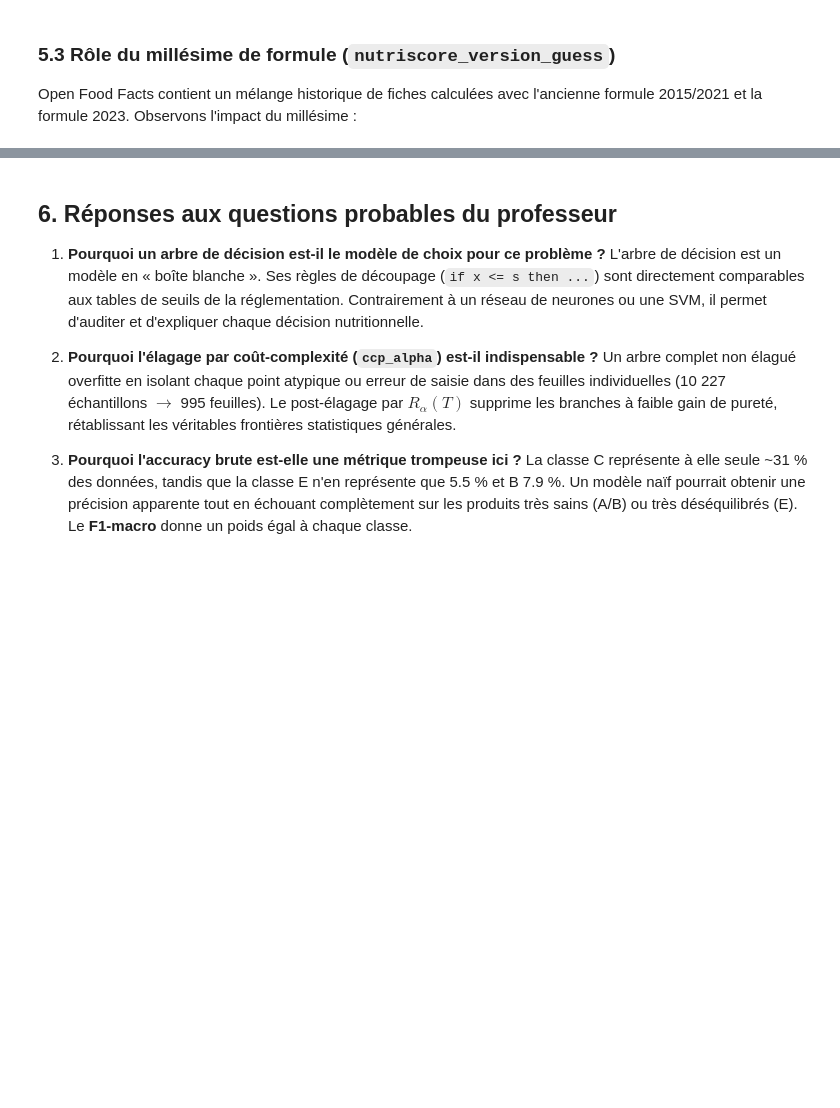
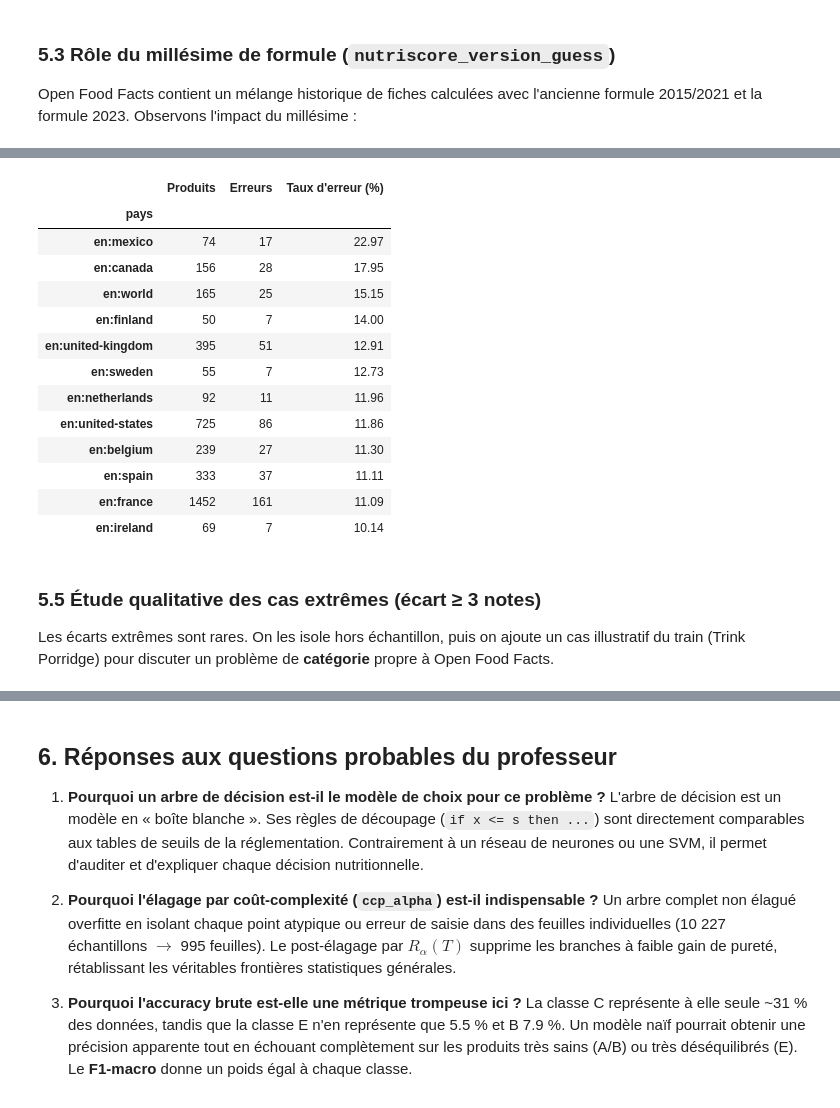
Before and after one commit to tahaaitbaissi/NutriScore, a Jupyter notebook: notebooks/02_arbre_decision_evaluation.ipynb, the cells around one changed output, grey strips where cells are left out. Saved outputs shown, nothing was run; the diff lists cells and outputs as text; code cells hidden in the pictures; blank space fills up the shorter version.

```diff
--- a/notebooks/02_arbre_decision_evaluation.ipynb
+++ b/notebooks/02_arbre_decision_evaluation.ipynb
@@ -637,0 +643,30 @@ display(extreme_cases)
+# %%
+countries_exploded = oos.assign(pays=oos["countries"].str.split("|")).explode("pays")
+countries_exploded = countries_exploded[countries_exploded["pays"] != ""]
+
+country_rows = countries_exploded.groupby("pays")["tree_error"].agg(["count", "sum", "mean"])
+country_rows.columns = ["Produits", "Erreurs", "Taux"]
+country_rows["Taux d'erreur (%)"] = (100 * country_rows["Taux"]).round(2)
+country_rows = (country_rows[country_rows["Produits"] >= 50]
+                .sort_values("Taux d'erreur (%)", ascending=False))
+display(country_rows[["Produits", "Erreurs", "Taux d'erreur (%)"]].head(12))
+# %% [output]
+|  | Produits | Erreurs | Taux d'erreur (%) |
+| pays |  |  |  |
+| en:mexico | 74 | 17 | 22.97 |
+| en:canada | 156 | 28 | 17.95 |
+| en:world | 165 | 25 | 15.15 |
+| en:finland | 50 | 7 | 14.00 |
+| en:united-kingdom | 395 | 51 | 12.91 |
+| en:sweden | 55 | 7 | 12.73 |
+| en:netherlands | 92 | 11 | 11.96 |
+| en:united-states | 725 | 86 | 11.86 |
+| en:belgium | 239 | 27 | 11.30 |
+| en:spain | 333 | 37 | 11.11 |
+| en:france | 1452 | 161 | 11.09 |
+| en:ireland | 69 | 7 | 10.14 |
+# %% [markdown]
+### 5.5 Étude qualitative des cas extrêmes (écart ≥ 3 notes)
+
+Les écarts extrêmes sont rares. On les isole hors échantillon, puis on ajoute un cas illustratif du train
+(Trink Porridge) pour discuter un problème de **catégorie** propre à Open Food Facts.
```
Also changed, not shown: parts of 25 cells of this notebook, 1 other file.
